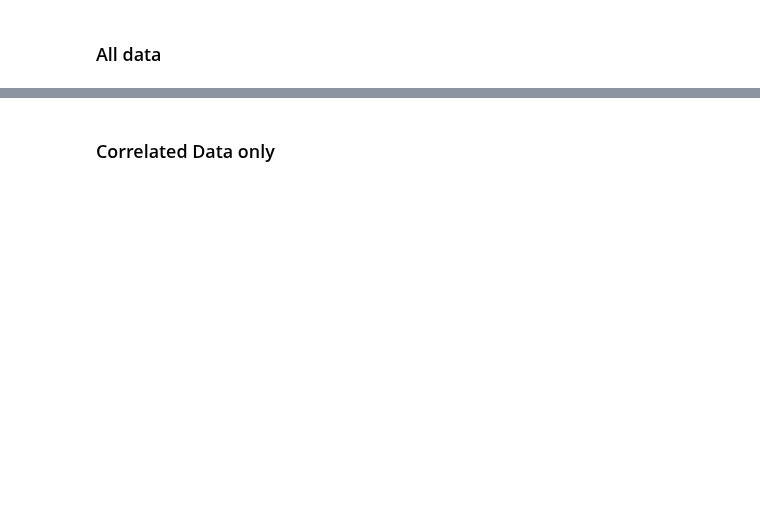
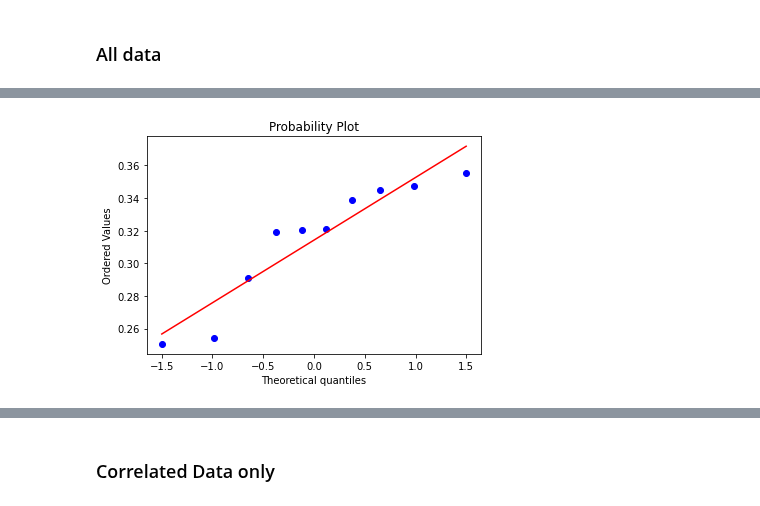
Before and after one commit to SIthodox2286/ADS_year3_project_8, a Jupyter notebook: Lokhei_Waiting_income_price.ipynb, the cells around one changed output, grey strips where cells are left out. Drawn from its saved outputs; the diff is of its cells as text; code cells hidden in the pictures; blank space fills up the shorter version.

```diff
--- a/Lokhei_Waiting_income_price.ipynb
+++ b/Lokhei_Waiting_income_price.ipynb
@@ -138,0 +203,6 @@ Scipy computed Pearson r: -0.17580727993750167 and p-value: 0.4715629326578455
+# %%
+stats.probplot(homeless_norm, dist = "norm", plot=plt)
+plt.savefig('Figure/homelessness_qqplot.png')
+plt.show()
+# %% [output]
+[figure, added]
```
Also changed, not shown: parts of 40 cells of this notebook, 2 other files.
